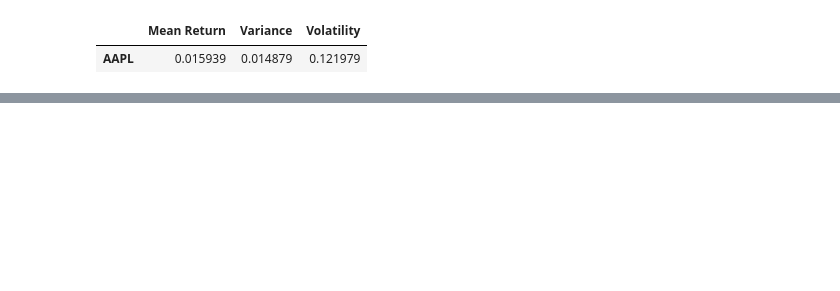
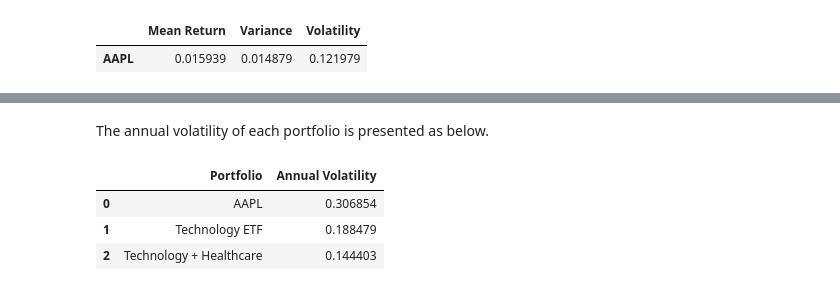
Before and after one commit to wangjubin-06/quant, a Jupyter notebook: notebooks/06_diversification_and_correlation_breakdown.ipynb, the cells around one changed output, grey strips where cells are left out. Cells and saved outputs as stored; diff of their text form; code cells hidden in the pictures; blank space fills up the shorter version.

```diff
--- a/notebooks/06_diversification_and_correlation_breakdown.ipynb
+++ b/notebooks/06_diversification_and_correlation_breakdown.ipynb
@@ -266,0 +300,28 @@ sigma = monthly_log_returns.std()
+# %% [markdown]
+The annual volatility of each portfolio is presented as below.
+# %%
+volatility = pd.DataFrame({
+
+    "Portfolio":[
+        "AAPL",
+        "Technology ETF",
+        "Technology + Healthcare"
+    ],
+
+    "Annual Volatility":[
+
+        aapl_portfolio.std()*np.sqrt(12),
+
+        tech_portfolio.std()*np.sqrt(12),
+
+        diversified_portfolio.std()*np.sqrt(12)
+
+    ]
+})
+
+volatility
+# %% [output]
+|  | Portfolio | Annual Volatility |
+| 0 | AAPL | 0.306854 |
+| 1 | Technology ETF | 0.188479 |
+| 2 | Technology + Healthcare | 0.144403 |
```
Also changed, not shown: parts of 13 cells of this notebook, 4 other files.
